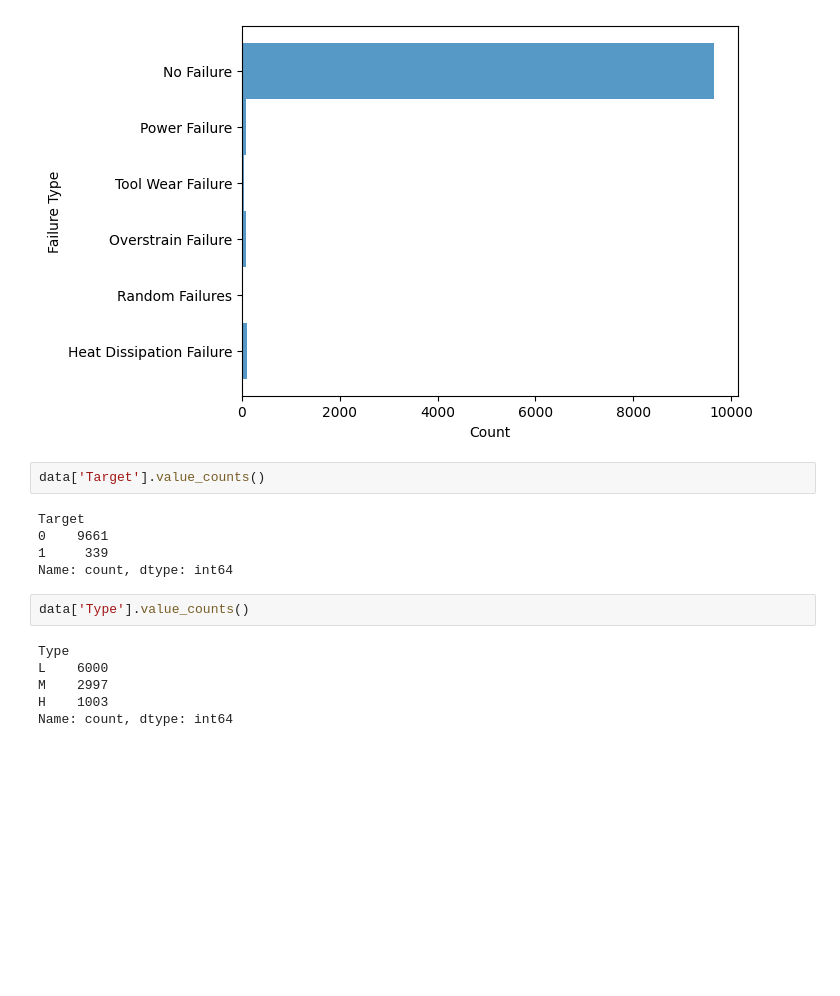
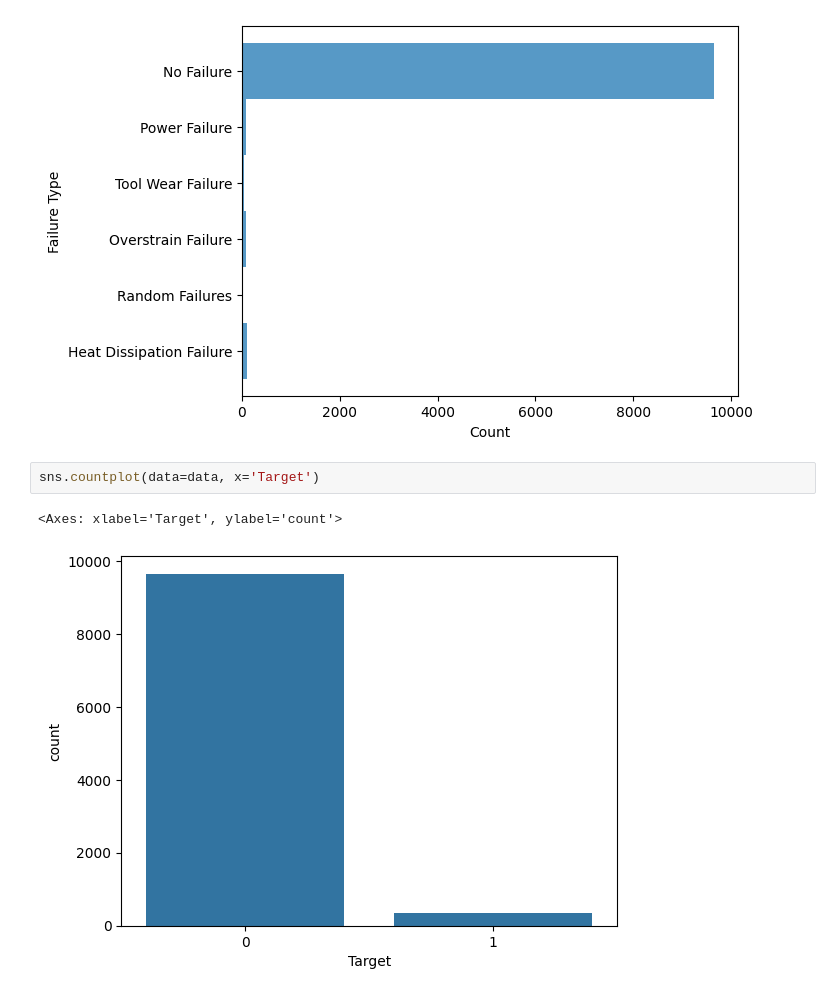
Before and after one commit to Patrick-NII/Predictive_Maintenance, a Jupyter notebook: EDA.ipynb, the cells around one changed output. Saved outputs shown, nothing was run; the diff lists cells and outputs as text; blank space fills up the shorter version.

```diff
--- a/EDA.ipynb
+++ b/EDA.ipynb
@@ -93,18 +93,8 @@ sns.histplot(data=data, y='Failure Type', bins=range(1, 7), discrete=True, edgec
 # %% [output]
 <Axes: xlabel='Count', ylabel='Failure Type'>
 [figure]
-# %%
-data['Target'].value_counts()
-# %% [output]
-Target
-0    9661
-1     339
-Name: count, dtype: int64
-# %%
-data['Type'].value_counts()
-# %% [output]
-Type
-L    6000
-M    2997
-H    1003
-Name: count, dtype: int64
+# %%
+sns.countplot(data=data, x='Target')
+# %% [output]
+<Axes: xlabel='Target', ylabel='count'>
+[figure, added]
```
Also changed, not shown: parts of 1 cell of this notebook.
